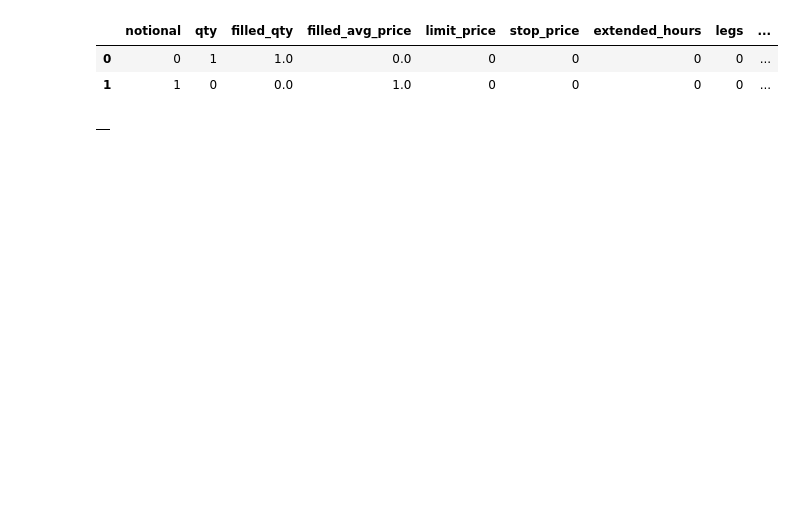
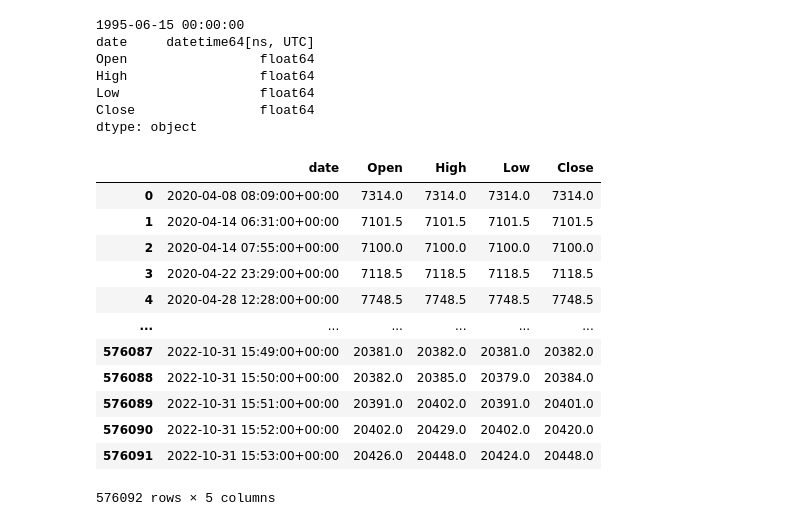
Before and after one commit to BradGaddis/btard-bot, a Jupyter notebook: analyzer.ipynb, the cells around one changed output. Cells and saved outputs as stored; diff of their text form; code cells hidden in the pictures; blank space fills up the shorter version.

```diff
--- a/analyzer.ipynb
+++ b/analyzer.ipynb
@@ -5,10 +0,0 @@ test = trader_agent()
-# %%
-test.get_all_orders_df()
-# %% [output]
-|  | notional | qty | filled_qty | filled_avg_price | limit_price | stop_price | extended_hours | legs | ... |
-| 0 | 0 | 1 | 1.0 | 0.0 | 0 | 0 | 0 | 0 | ... |
-| 1 | 1 | 0 | 0.0 | 1.0 | 0 | 0 | 0 | 0 | ... |
-# %%
-cm.historical_data_df(limit=0)
-# %% [output]
-|  |
@@ -14,0 +18,25 @@ cm.historical_data_df(limit=0)
+# %%
+df = cm.historical_data_df(days_delta=10000)
+print(df.dtypes)
+df
+# %% [output]
+1995-06-15 00:00:00
+date     datetime64[ns, UTC]
+Open                 float64
+High                 float64
+Low                  float64
+Close                float64
+dtype: object
+|  | date | Open | High | Low | Close |
+| 0 | 2020-04-08 08:09:00+00:00 | 7314.0 | 7314.0 | 7314.0 | 7314.0 |
+| 1 | 2020-04-14 06:31:00+00:00 | 7101.5 | 7101.5 | 7101.5 | 7101.5 |
+| 2 | 2020-04-14 07:55:00+00:00 | 7100.0 | 7100.0 | 7100.0 | 7100.0 |
+| 3 | 2020-04-22 23:29:00+00:00 | 7118.5 | 7118.5 | 7118.5 | 7118.5 |
+| 4 | 2020-04-28 12:28:00+00:00 | 7748.5 | 7748.5 | 7748.5 | 7748.5 |
+| ... | ... | ... | ... | ... | ... |
+| 576087 | 2022-10-31 15:49:00+00:00 | 20381.0 | 20382.0 | 20381.0 | 20382.0 |
+| 576088 | 2022-10-31 15:50:00+00:00 | 20382.0 | 20385.0 | 20379.0 | 20384.0 |
+| 576089 | 2022-10-31 15:51:00+00:00 | 20391.0 | 20402.0 | 20391.0 | 20401.0 |
+| 576090 | 2022-10-31 15:52:00+00:00 | 20402.0 | 20429.0 | 20402.0 | 20420.0 |
+| 576091 | 2022-10-31 15:53:00+00:00 | 20426.0 | 20448.0 | 20424.0 | 20448.0 |
+576092 rows × 5 columns
```
Also changed, not shown: parts of 16 cells of this notebook, 8 other files.
